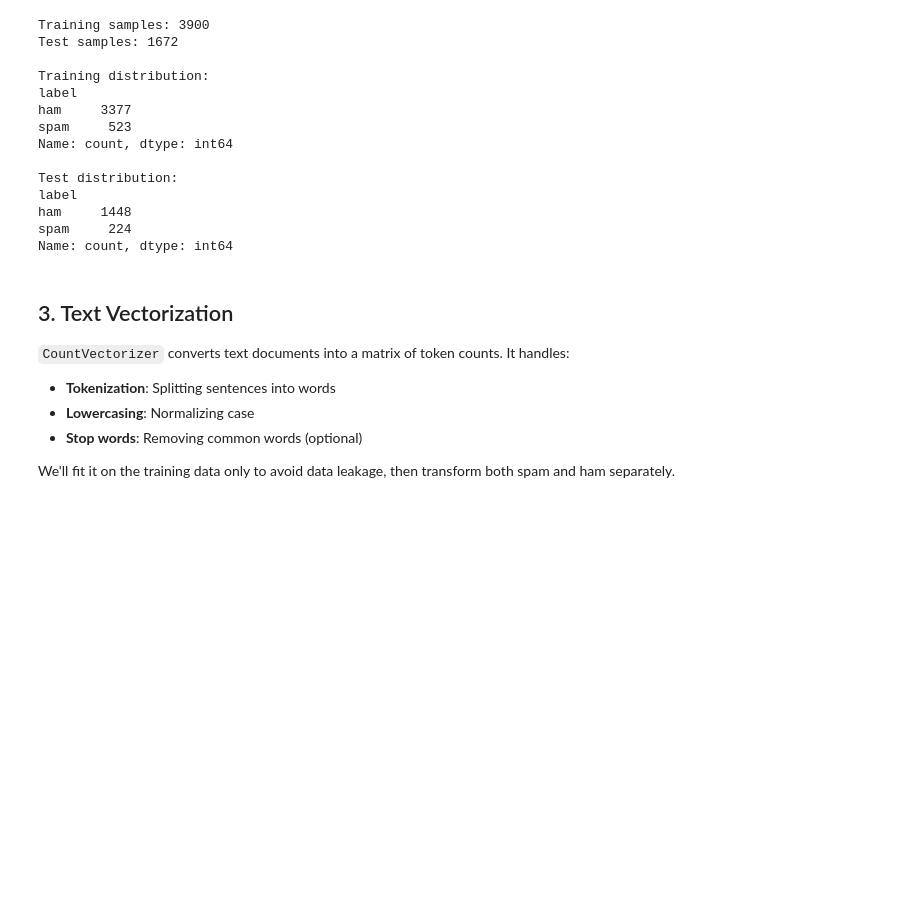
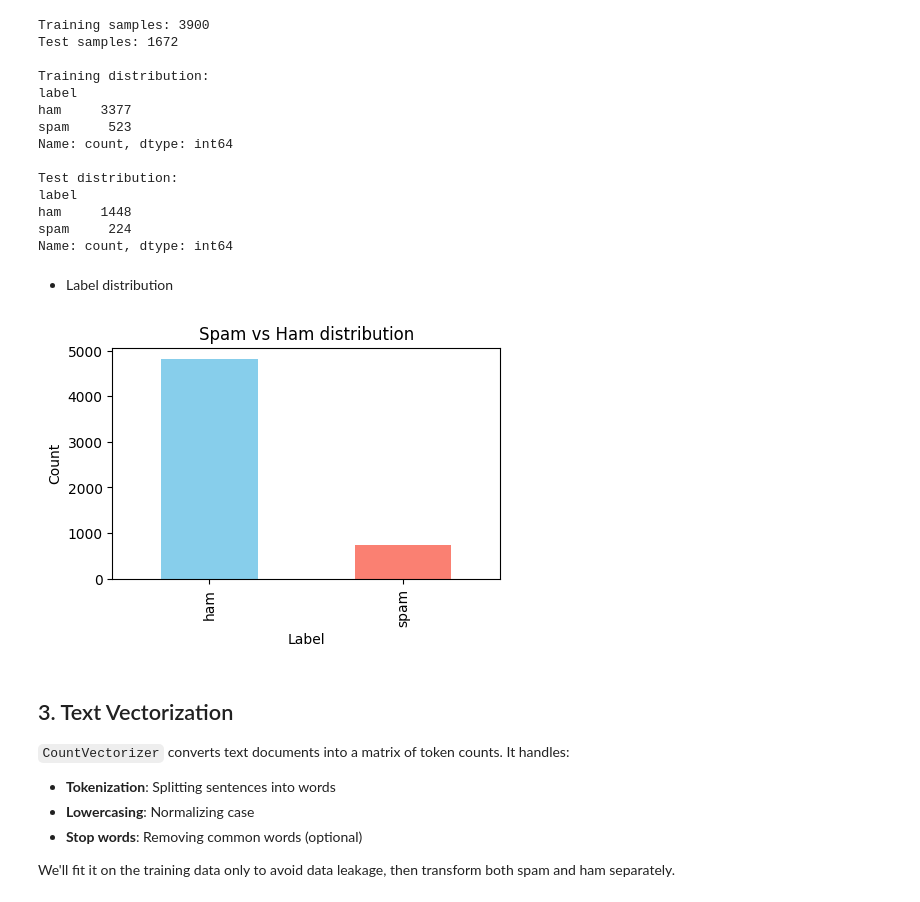
Before and after one commit to Dilharajay/spam-detection-bays-theorem, a Jupyter notebook: guest.ipynb, the cells around one changed output. Drawn from its saved outputs; the diff is of its cells as text; code cells hidden in the pictures; blank space fills up the shorter version.

Commit message:
Data Preprossesd

```diff
--- a/guest.ipynb
+++ b/guest.ipynb
@@ -8,7 +10,9 @@ from sklearn.feature_extraction.text import CountVectorizer
 # %% [markdown]
 ## 1. Load and Prepare Data
 # %%
-df = pd.read_csv('data/SMSSpamCollection', sep='\t', header=None, names=['label', 'message'])
+base_dir = os.getcwd()
+data_path = os.path.join(base_dir, "data", "SMSSpamCollection")
+df = pd.read_csv(data_path, sep='\t', header=None, names=['label', 'message'])
 
 print("Dataset shape:", df.shape)
 print("\nFirst few rows:")
@@ -25,0 +38,14 @@ First few rows:
+# %%
+# Preprocessing
+
+import nltk
+from nltk.corpus import stopwords
+
+stop_words = set(stopwords.words('english'))
+def clean_text(text):
+    text = text.lower()
+    tokens = [word for word in text.split() if word not in stop_words]
+    return " ".join(tokens)
+
+df['clean_text'] = df['message'].apply(clean_text)
+df.head()
@@ -51,6 +84,19 @@ label
 ham     1448
 spam     224
 Name: count, dtype: int64
+# %% [markdown]
+* Label distribution
+# %%
+import matplotlib.pyplot as plt
+
+plt.figure(figsize=(5,3))
+df['label'].value_counts().plot(kind='bar', color=['skyblue','salmon'])
+plt.title("Spam vs Ham distribution")
+plt.xlabel("Label")
+plt.ylabel("Count")
+plt.show()
+# %% [output]
+[figure, added]
 # %% [markdown]
 ## 3. Text Vectorization
 
```
Also changed, not shown: parts of 4 cells of this notebook, 2 other files.
